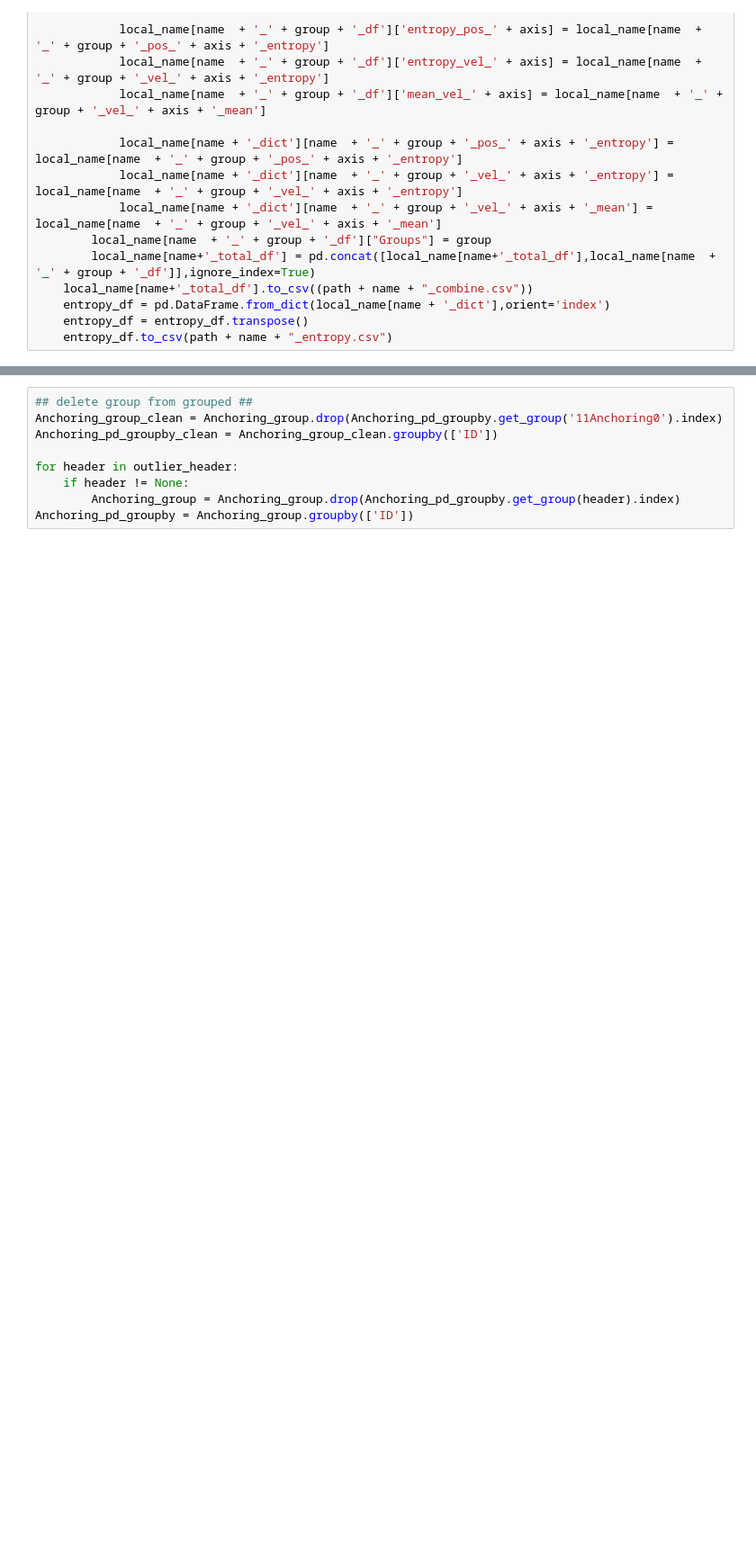
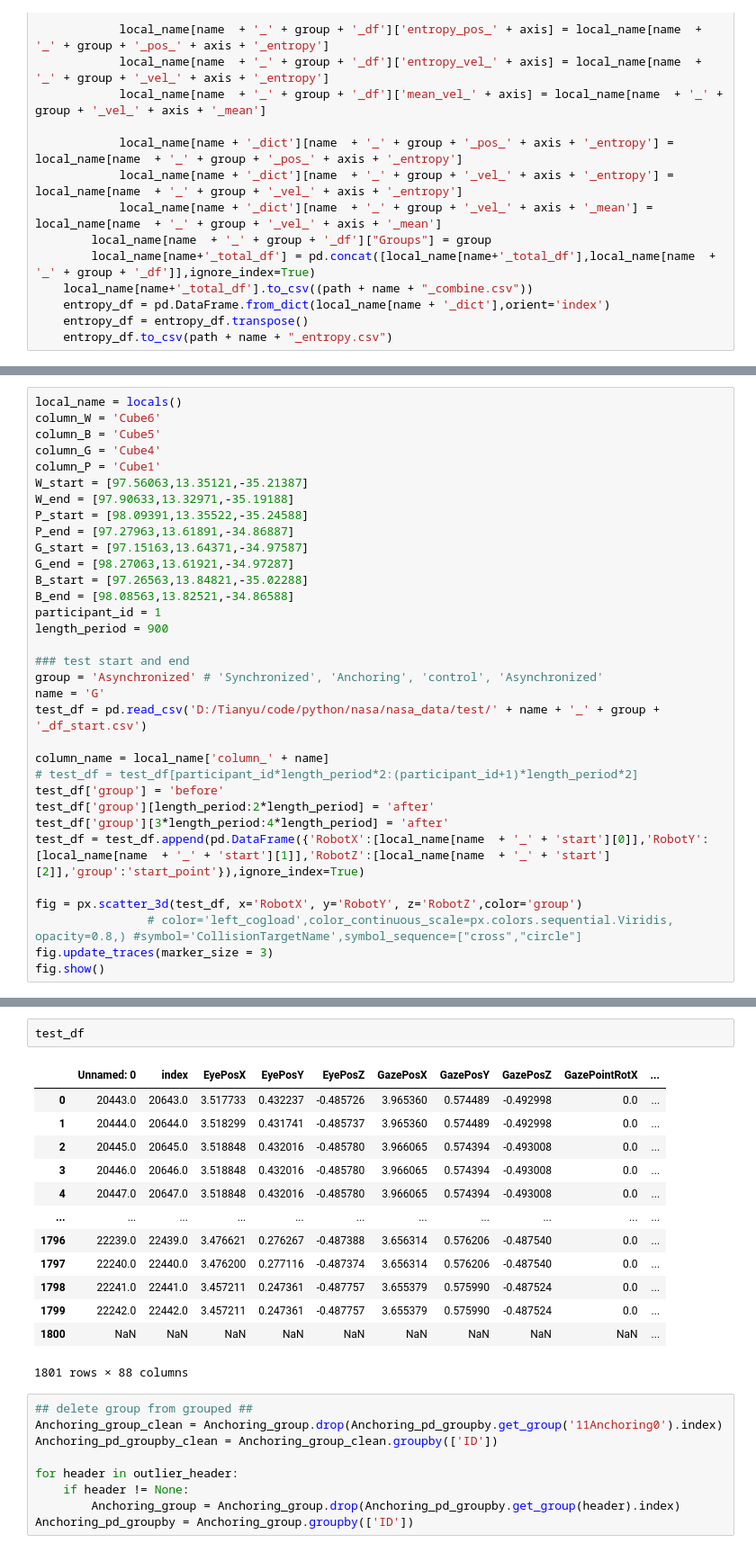
Before and after one commit to Tianyu-Zhou/nasa_project, a Jupyter notebook: cogload/cogload_nasa.ipynb, the cells around one changed output, grey strips where cells are left out. Shown at 90% size. Drawn from its saved outputs; the diff is of its cells as text; blank space fills up the shorter version.

```diff
--- a/cogload/cogload_nasa.ipynb
+++ b/cogload/cogload_nasa.ipynb
@@ -770,0 +754,33 @@ for h,d in test_grouped:
+# %%
+local_name = locals()
+column_W = 'Cube6'
+column_B = 'Cube5'
+column_G = 'Cube4'
+column_P = 'Cube1'
+W_start = [97.56063,13.35121,-35.21387]
+W_end = [97.90633,13.32971,-35.19188]
+P_start = [98.09391,13.35522,-35.24588]
+P_end = [97.27963,13.61891,-34.86887]
+G_start = [97.15163,13.64371,-34.97587]
+G_end = [98.27063,13.61921,-34.97287]
+B_start = [97.26563,13.84821,-35.02288]
+B_end = [98.08563,13.82521,-34.86588]
+participant_id = 1
+length_period = 900
+
+### test start and end
+group = 'Asynchronized' # 'Synchronized', 'Anchoring', 'control', 'Asynchronized'
+name = 'G'
+test_df = pd.read_csv('D:/Tianyu/code/python/nasa/nasa_data/test/' + name + '_' + group + '_df_start.csv')
+
+column_name = local_name['column_' + name]
+# test_df = test_df[participant_id*length_period*2:(participant_id+1)*length_period*2]
+test_df['group'] = 'before'
+test_df['group'][length_period:2*length_period] = 'after'
+test_df['group'][3*length_period:4*length_period] = 'after'
+test_df = test_df.append(pd.DataFrame({'RobotX':[local_name[name  + '_' + 'start'][0]],'RobotY':[local_name[name  + '_' + 'start'][1]],'RobotZ':[local_name[name  + '_' + 'start'][2]],'group':'start_point'}),ignore_index=True)
+
+fig = px.scatter_3d(test_df, x='RobotX', y='RobotY', z='RobotZ',color='group')
+                # color='left_cogload',color_continuous_scale=px.colors.sequential.Viridis, opacity=0.8,) #symbol='CollisionTargetName',symbol_sequence=["cross","circle"]
+fig.update_traces(marker_size = 3)
+fig.show()
@@ -771,3 +797,19 @@ for h,d in test_grouped:
+# %%
+test_df
+# %% [output]
+|  | Unnamed: 0 | index | EyePosX | EyePosY | EyePosZ | GazePosX | GazePosY | GazePosZ | GazePointRotX | ... |
+| 0 | 20443.0 | 20643.0 | 3.517733 | 0.432237 | -0.485726 | 3.965360 | 0.574489 | -0.492998 | 0.0 | ... |
+| 1 | 20444.0 | 20644.0 | 3.518299 | 0.431741 | -0.485737 | 3.965360 | 0.574489 | -0.492998 | 0.0 | ... |
+| 2 | 20445.0 | 20645.0 | 3.518848 | 0.432016 | -0.485780 | 3.966065 | 0.574394 | -0.493008 | 0.0 | ... |
+| 3 | 20446.0 | 20646.0 | 3.518848 | 0.432016 | -0.485780 | 3.966065 | 0.574394 | -0.493008 | 0.0 | ... |
+| 4 | 20447.0 | 20647.0 | 3.518848 | 0.432016 | -0.485780 | 3.966065 | 0.574394 | -0.493008 | 0.0 | ... |
+| ... | ... | ... | ... | ... | ... | ... | ... | ... | ... | ... |
+| 1796 | 22239.0 | 22439.0 | 3.476621 | 0.276267 | -0.487388 | 3.656314 | 0.576206 | -0.487540 | 0.0 | ... |
+| 1797 | 22240.0 | 22440.0 | 3.476200 | 0.277116 | -0.487374 | 3.656314 | 0.576206 | -0.487540 | 0.0 | ... |
+| 1798 | 22241.0 | 22441.0 | 3.457211 | 0.247361 | -0.487757 | 3.655379 | 0.575990 | -0.487524 | 0.0 | ... |
+| 1799 | 22242.0 | 22442.0 | 3.457211 | 0.247361 | -0.487757 | 3.655379 | 0.575990 | -0.487524 | 0.0 | ... |
+| 1800 | NaN | NaN | NaN | NaN | NaN | NaN | NaN | NaN | NaN | ... |
+1801 rows × 88 columns
 # %%
 ## delete group from grouped ##
 Anchoring_group_clean = Anchoring_group.drop(Anchoring_pd_groupby.get_group('11Anchoring0').index)
```
Also changed, not shown: parts of 8 cells of this notebook, 1 other file.
